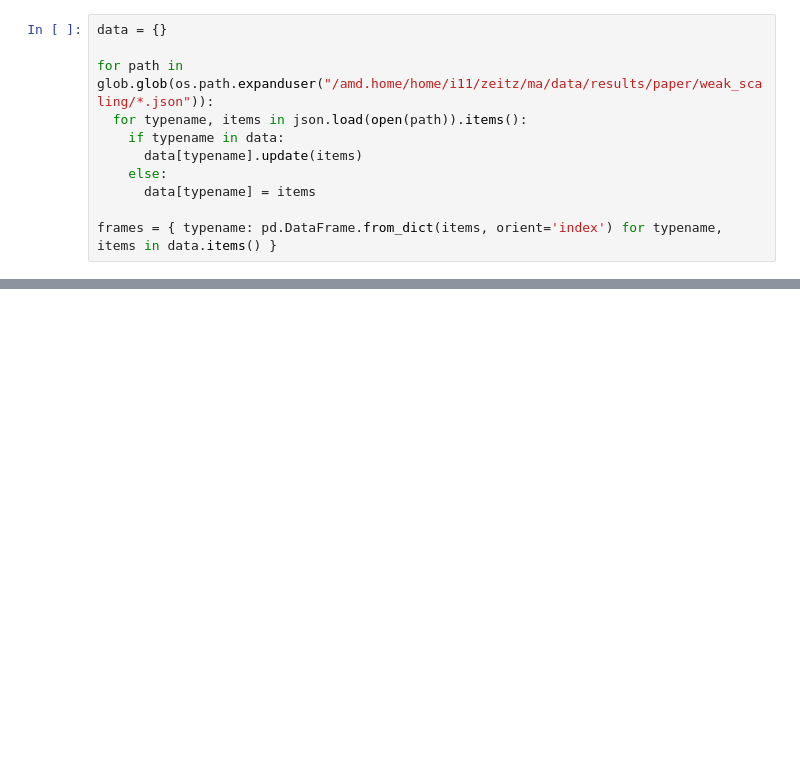
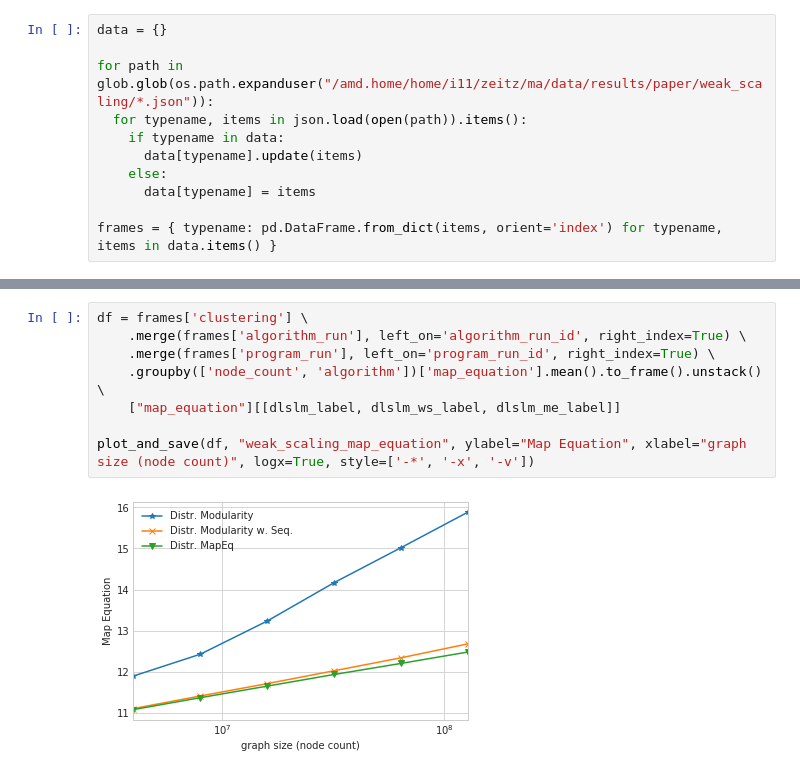
Before and after one commit to kit-algo/distributed_clustering_thrill, a Jupyter notebook: analysis/Paper - Weak Scaling - Similarity.ipynb, the cells around one changed output, grey strips where cells are left out. Drawn from its saved outputs; the diff is of its cells as text; blank space fills up the shorter version.

```diff
--- a/analysis/Paper - Weak Scaling - Similarity.ipynb
+++ b/analysis/Paper - Weak Scaling - Similarity.ipynb
@@ -72,0 +100,10 @@ frames['clustering'] \
+# %%
+df = frames['clustering'] \
+    .merge(frames['algorithm_run'], left_on='algorithm_run_id', right_index=True) \
+    .merge(frames['program_run'], left_on='program_run_id', right_index=True) \
+    .groupby(['node_count', 'algorithm'])['map_equation'].mean().to_frame().unstack() \
+    ["map_equation"][[dlslm_label, dlslm_ws_label, dlslm_me_label]]
+
+plot_and_save(df, "weak_scaling_map_equation", ylabel="Map Equation", xlabel="graph size (node count)", logx=True, style=['-*', '-x', '-v'])
+# %% [output]
+[figure, added]
```
Also changed, not shown: parts of 7 cells of this notebook.
